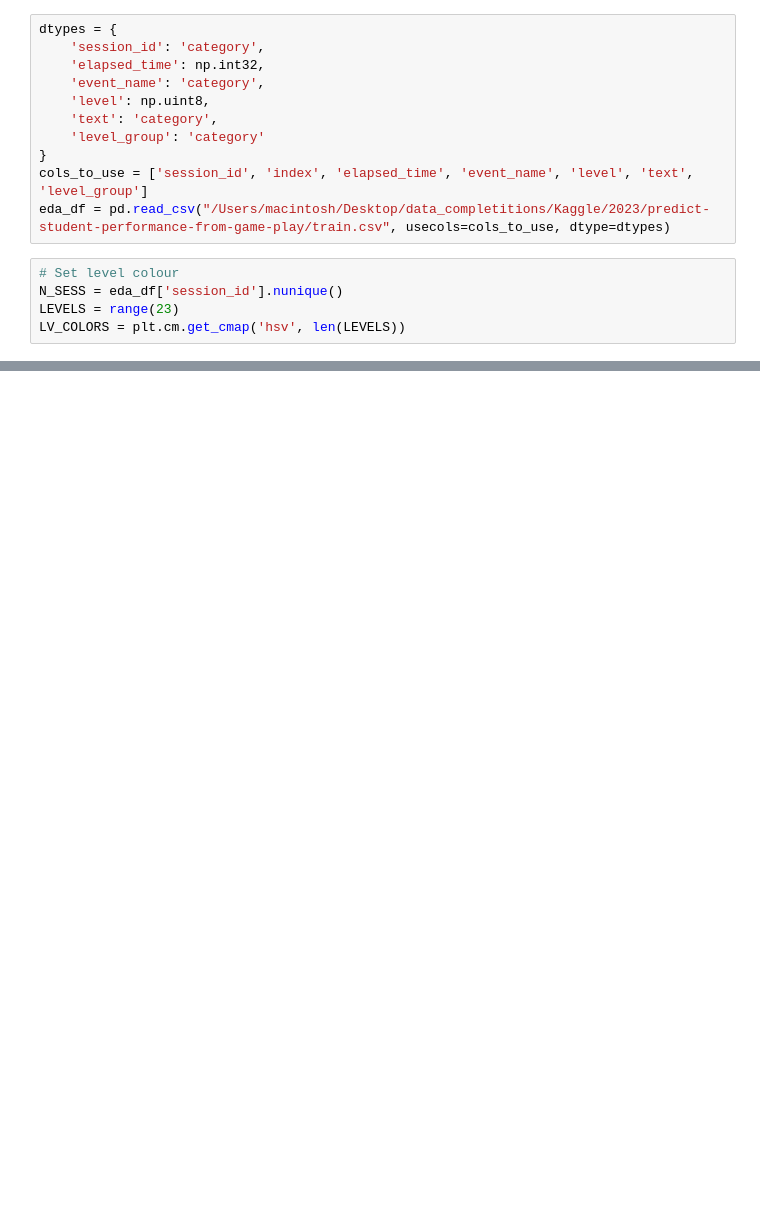
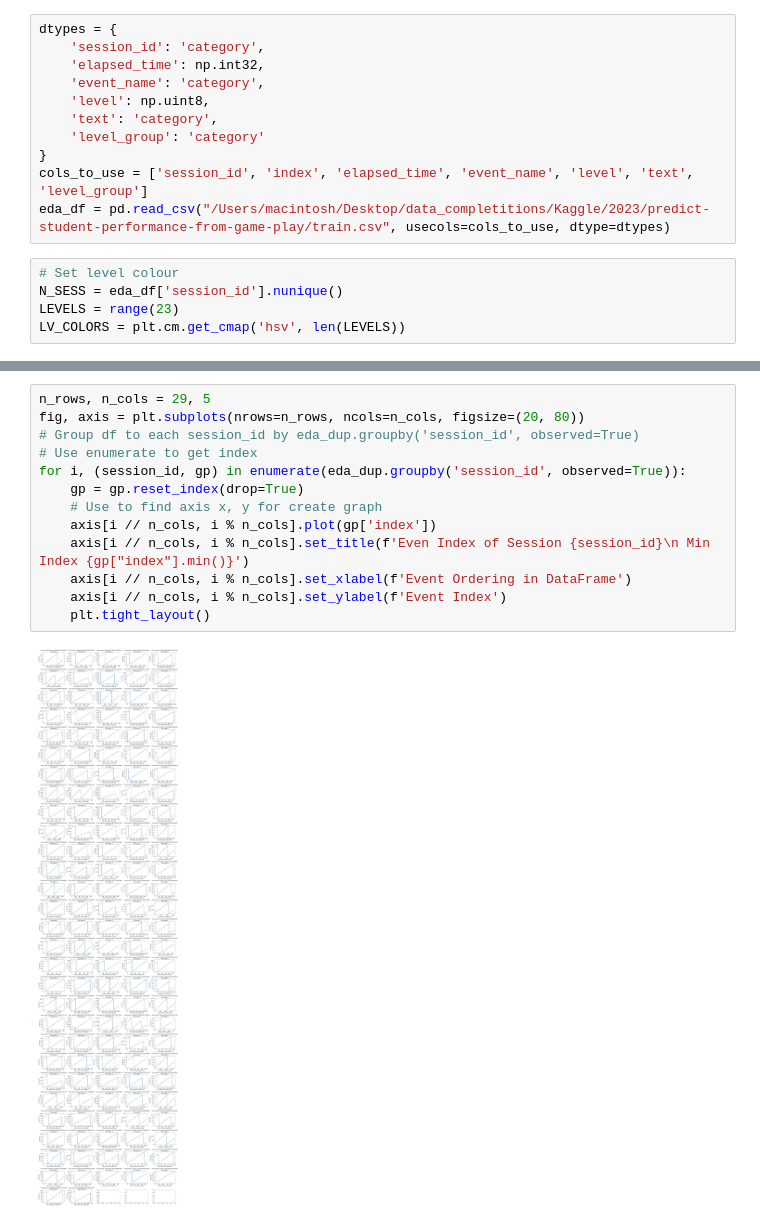
Before and after one commit to sitsawek/predict_student_performance_from_game_play, a Jupyter notebook: predict-student-performance-from-game-play-EDA.ipynb, the cells around one changed output, grey strips where cells are left out. Cells and saved outputs as stored; diff of their text form; blank space fills up the shorter version.

Commit message:
eda data

```diff
--- a/predict-student-performance-from-game-play-EDA.ipynb
+++ b/predict-student-performance-from-game-play-EDA.ipynb
@@ -30,0 +37,15 @@ print(f'Session id pair duplicate is : {len(sess_dup)}')
+# %%
+n_rows, n_cols = 29, 5
+fig, axis = plt.subplots(nrows=n_rows, ncols=n_cols, figsize=(20, 80))
+# Group df to each session_id by eda_dup.groupby('session_id', observed=True)
+# Use enumerate to get index
+for i, (session_id, gp) in enumerate(eda_dup.groupby('session_id', observed=True)):
+    gp = gp.reset_index(drop=True)
+    # Use to find axis x, y for create graph
+    axis[i // n_cols, i % n_cols].plot(gp['index'])
+    axis[i // n_cols, i % n_cols].set_title(f'Even Index of Session {session_id}\n Min Index {gp["index"].min()}')
+    axis[i // n_cols, i % n_cols].set_xlabel(f'Event Ordering in DataFrame')
+    axis[i // n_cols, i % n_cols].set_ylabel(f'Event Index')
+    plt.tight_layout()
+# %% [output]
+[figure, added]
```
Also changed, not shown: parts of 7 cells of this notebook, 1 other file.
